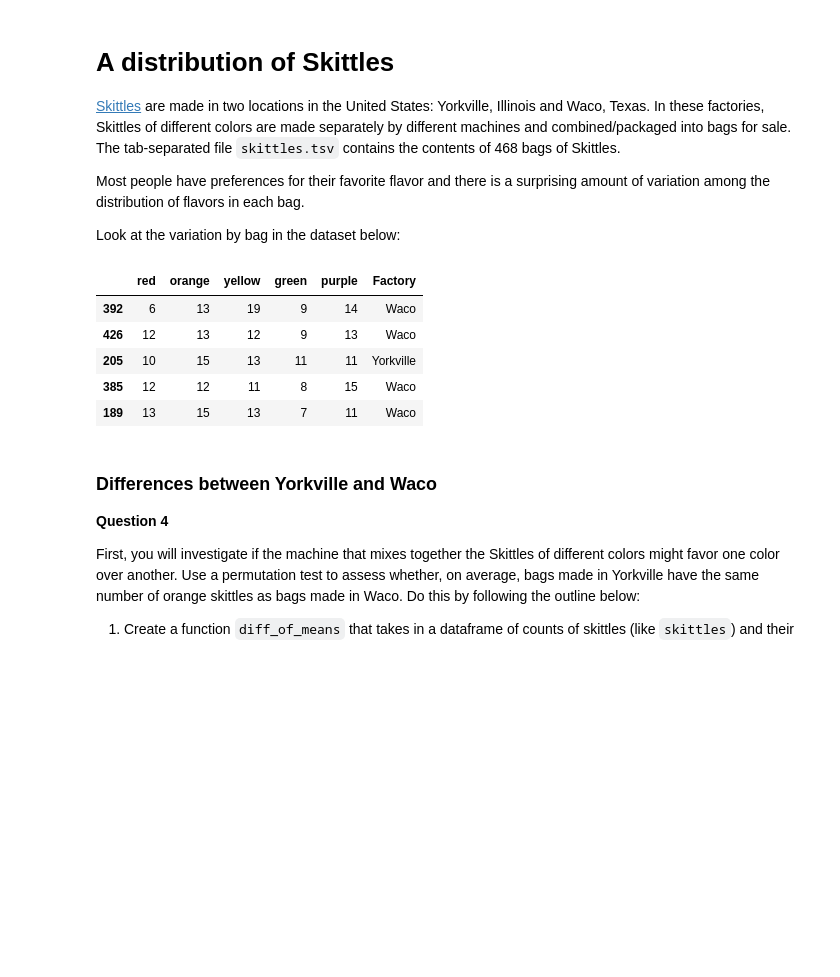
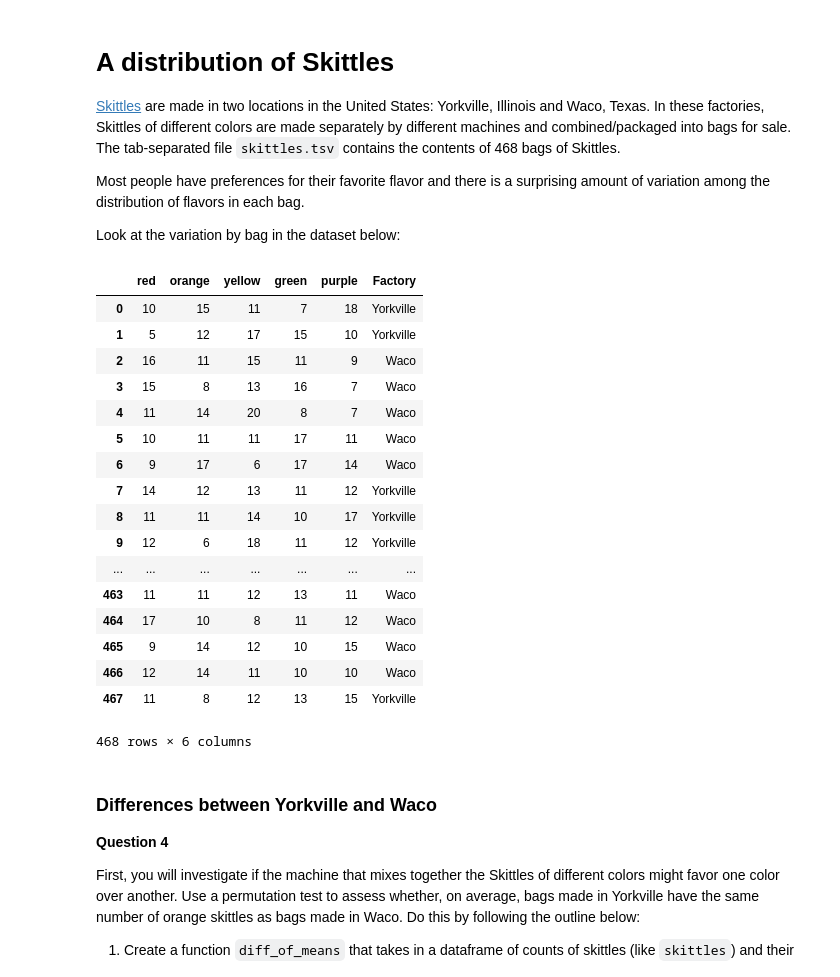
Before and after one commit to AECassAWei/dsc80-wi20, a Jupyter notebook: labs/lab04/lab04.ipynb, the cells around one changed output. Cells and saved outputs as stored; diff of their text form; code cells hidden in the pictures; blank space fills up the shorter version.

```diff
--- a/labs/lab04/lab04.ipynb
+++ b/labs/lab04/lab04.ipynb
@@ -241,14 +242,26 @@ Look at the variation by bag in the dataset below:
 # %%
 skittles_fp = os.path.join('data', 'skittles.tsv')
 skittles = pd.read_csv(skittles_fp, sep='\t')
-skittles.sample(5)
+skittles#.head(5)
 # %% [output]
 |  | red | orange | yellow | green | purple | Factory |
-| 392 | 6 | 13 | 19 | 9 | 14 | Waco |
-| 426 | 12 | 13 | 12 | 9 | 13 | Waco |
-| 205 | 10 | 15 | 13 | 11 | 11 | Yorkville |
-| 385 | 12 | 12 | 11 | 8 | 15 | Waco |
-| 189 | 13 | 15 | 13 | 7 | 11 | Waco |
+| 0 | 10 | 15 | 11 | 7 | 18 | Yorkville |
+| 1 | 5 | 12 | 17 | 15 | 10 | Yorkville |
+| 2 | 16 | 11 | 15 | 11 | 9 | Waco |
+| 3 | 15 | 8 | 13 | 16 | 7 | Waco |
+| 4 | 11 | 14 | 20 | 8 | 7 | Waco |
+| 5 | 10 | 11 | 11 | 17 | 11 | Waco |
+| 6 | 9 | 17 | 6 | 17 | 14 | Waco |
+| 7 | 14 | 12 | 13 | 11 | 12 | Yorkville |
+| 8 | 11 | 11 | 14 | 10 | 17 | Yorkville |
+| 9 | 12 | 6 | 18 | 11 | 12 | Yorkville |
+| ... | ... | ... | ... | ... | ... | ... |
+| 463 | 11 | 11 | 12 | 13 | 11 | Waco |
+| 464 | 17 | 10 | 8 | 11 | 12 | Waco |
+| 465 | 9 | 14 | 12 | 10 | 15 | Waco |
+| 466 | 12 | 14 | 11 | 10 | 10 | Waco |
+| 467 | 11 | 8 | 12 | 13 | 15 | Yorkville |
+468 rows × 6 columns
 # %% [markdown]
 ### Differences between Yorkville and Waco
 
```
Also changed, not shown: parts of 14 cells of this notebook, 3 other files.
